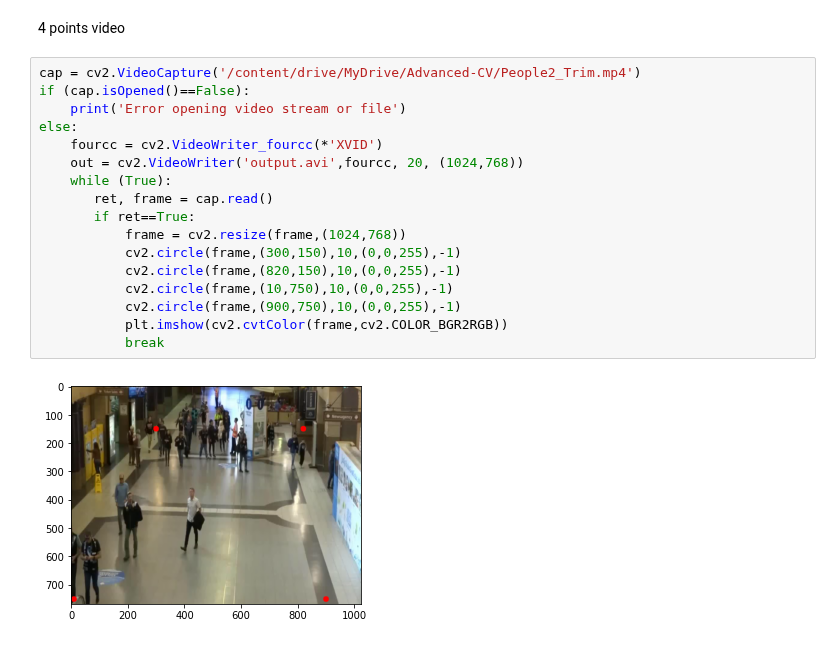
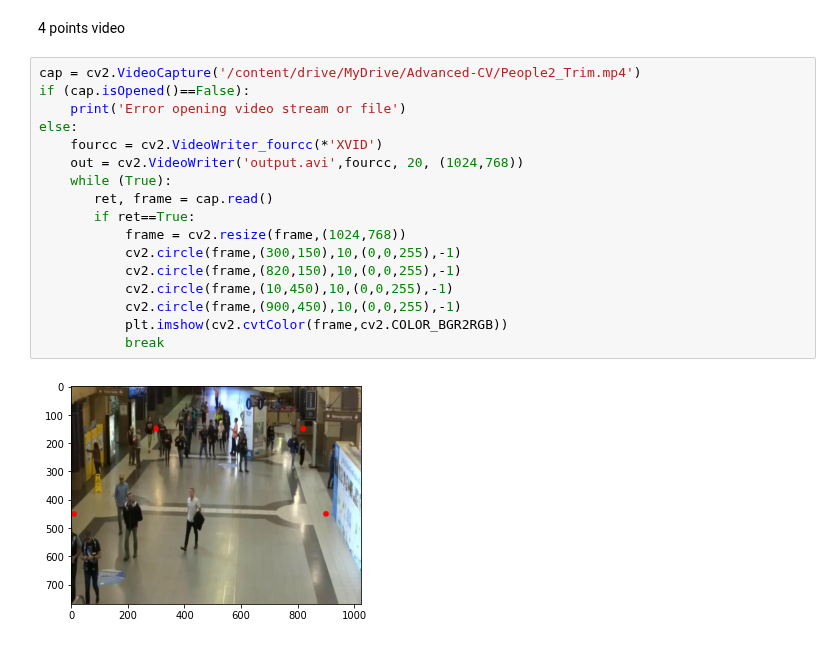
Before and after one commit to lephuocdat2000/Advanced-CV, a Jupyter notebook: FinalProject.ipynb, the cells around one changed output. Drawn from its saved outputs; the diff is of its cells as text.

```diff
--- a/FinalProject.ipynb
+++ b/FinalProject.ipynb
@@ -210,19 +201,19 @@ plt.imshow(image)
 # %%
 cap = cv2.VideoCapture('/content/drive/MyDrive/Advanced-CV/People2_Trim.mp4')
 if (cap.isOpened()==False):
     print('Error opening video stream or file')
 else:
     fourcc = cv2.VideoWriter_fourcc(*'XVID')
     out = cv2.VideoWriter('output.avi',fourcc, 20, (1024,768))
     while (True):
        ret, frame = cap.read()
        if ret==True:
            frame = cv2.resize(frame,(1024,768))
            cv2.circle(frame,(300,150),10,(0,0,255),-1)
            cv2.circle(frame,(820,150),10,(0,0,255),-1)
-           cv2.circle(frame,(10,750),10,(0,0,255),-1)
-           cv2.circle(frame,(900,750),10,(0,0,255),-1)
+           cv2.circle(frame,(10,450),10,(0,0,255),-1)
+           cv2.circle(frame,(900,450),10,(0,0,255),-1)
            plt.imshow(cv2.cvtColor(frame,cv2.COLOR_BGR2RGB))
            break
 # %% [output]
-[figure, old version]
+[figure, new version]
```
Also changed, not shown: parts of 4 cells of this notebook.
